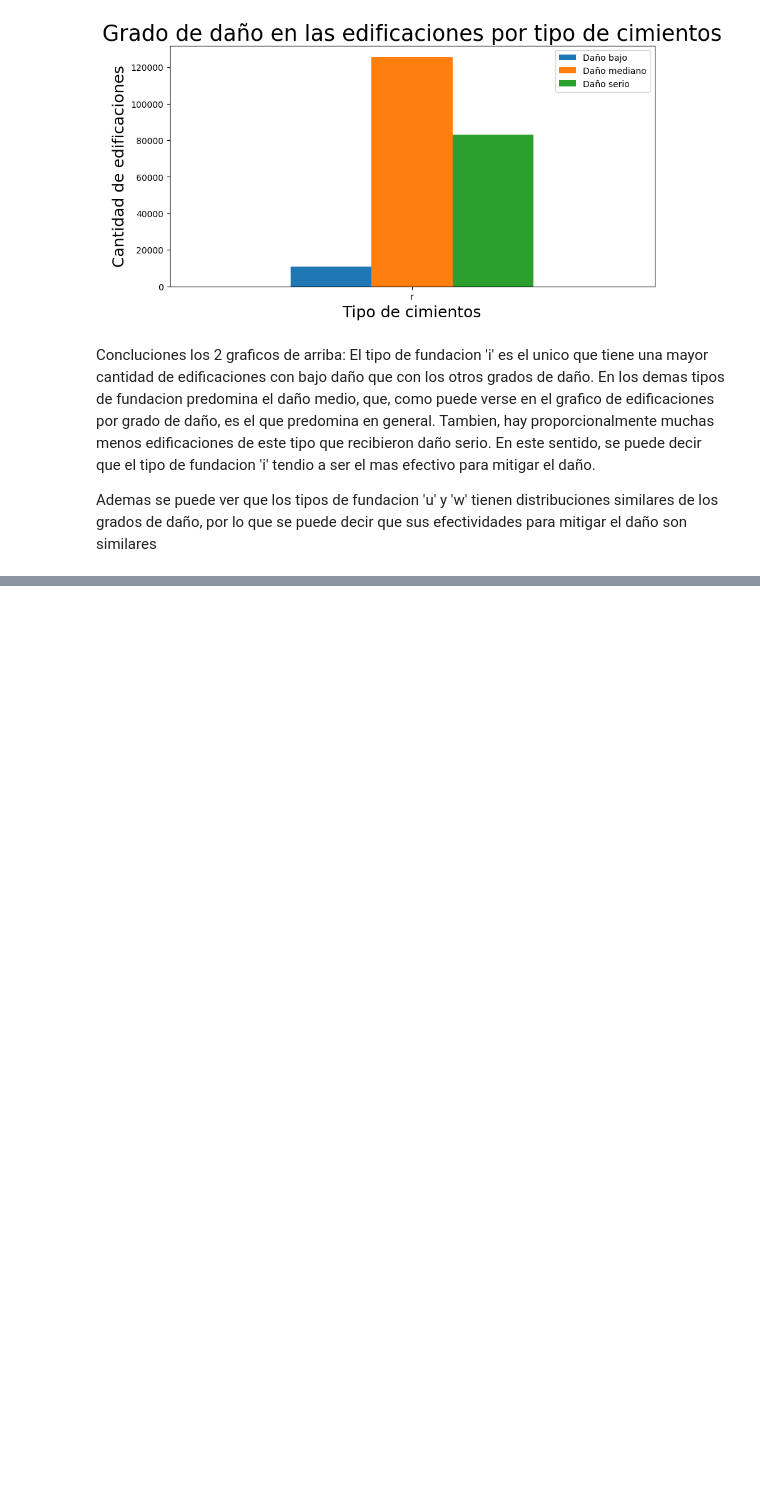
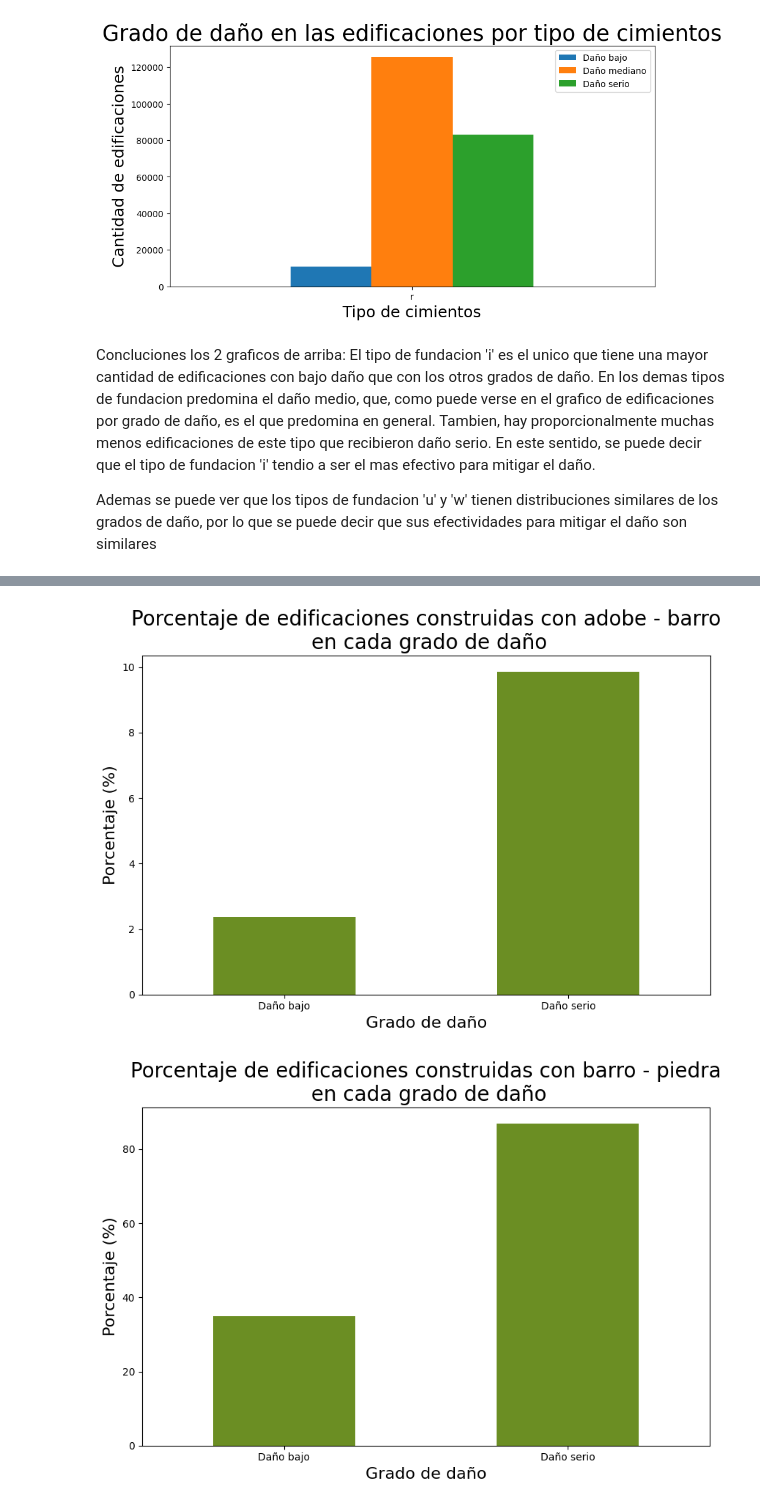
Before and after one commit to GuidoBergman/Datos---Tp1, a Jupyter notebook: Tp1.ipynb, the cells around one changed output, grey strips where cells are left out. Cells and saved outputs as stored; diff of their text form; code cells hidden in the pictures; blank space fills up the shorter version.

Commit message:
Agregue graficos para todas las columnas del tipo estructura

```diff
--- a/Tp1.ipynb
+++ b/Tp1.ipynb
@@ -10,12 +10,7 @@ plt.style.use('default')
 plt.rcParams['figure.figsize'] = (20, 10)
 # %%
 labels = pd.read_csv('train_labels.csv')
-values = pd.read_csv('train_values.csv',
-                    usecols=['building_id',
-                            'geo_level_1_id', 'geo_level_2_id',
-                            'foundation_type',
-                            'has_superstructure_mud_mortar_stone',
-                   'has_superstructure_cement_mortar_brick'])
+values = pd.read_csv('train_values.csv')
 values = values.merge(labels)
 # %%
 damage_grade_counts = values.damage_grade.value_counts()
@@ -96,10 +107,0 @@ porcentajes_para_graficar = porcentajes_para_graficar\
-# %%
-g = porcentajes_para_graficar.has_superstructure_mud_mortar_stone\
-    .plot(kind='bar', linewidth=150,
-                         color='olivedrab',figsize=(10,6), rot=0)
-
-g.set_title('Porcentaje de edificaciones construidas'
-            ' con barro-piedra \n por grado de daño'
-            , fontsize=20)
-g.set_xlabel('Grado de daño', fontsize=16)
-g.set_ylabel('Porcentaje (%)', fontsize=16)
@@ -108,0 +108,10 @@ Text(0, 0.5, 'Porcentaje (%)')
+# %%
+def calcular_porcentaje_bools (x):
+    return (np.mean(x)*100)
+porcentajes_para_graficar = danio_bajo_y_serio\
+            .pivot_table(index='damage_grade',
+                values=superstructure_bools,
+                    aggfunc=calcular_porcentaje_bools)
+porcentajes_para_graficar = porcentajes_para_graficar\
+                        .rename({1:'Daño bajo', 3: 'Daño serio'})
+porcentajes_para_graficar
@@ -108,0 +123,14 @@ Text(0, 0.5, 'Porcentaje (%)')
+# %%
+for i in range (0,len(superstructure_bools)):
+    g = porcentajes_para_graficar.loc[:,superstructure_bools[i]]\
+    .plot(kind='bar', linewidth=150,
+                         color='olivedrab',figsize=(10,6), rot=0)
+    g.set_title('Porcentaje de edificaciones construidas'
+            ' con ' + titulos[i] + '\n en cada grado de daño'
+            , fontsize=20)
+    g.set_xlabel('Grado de daño', fontsize=16)
+    g.set_ylabel('Porcentaje (%)', fontsize=16)
+    plt.show()
+# %% [output]
+[figure, added]
+[figure, added]
```
Also changed, not shown: parts of 7 cells of this notebook.
